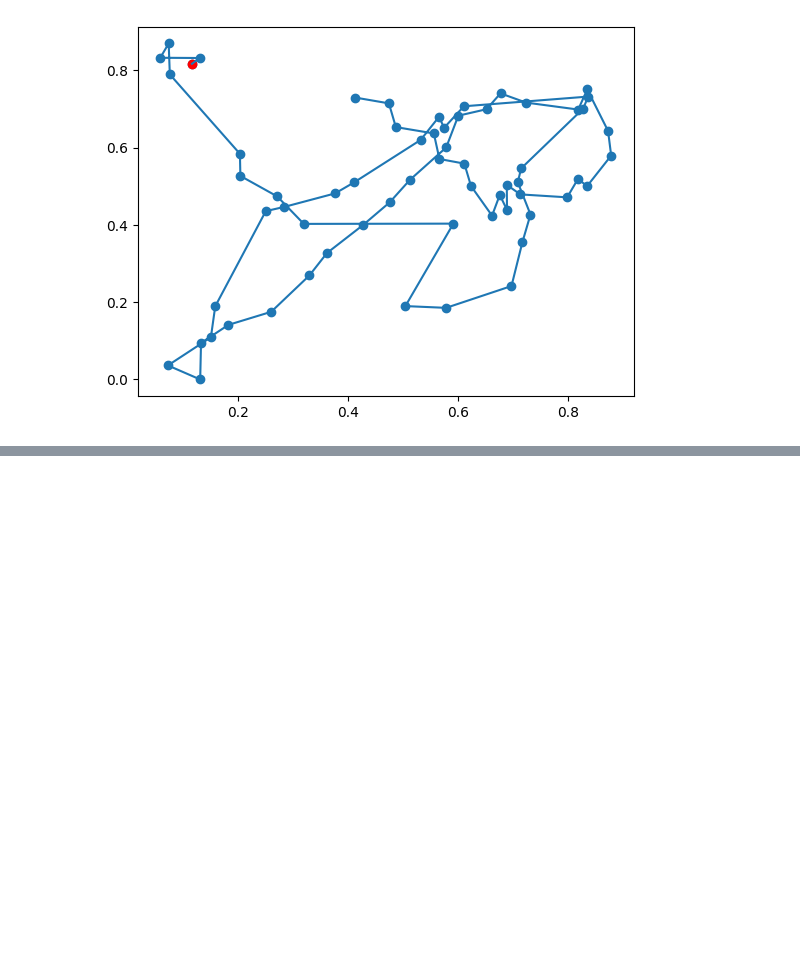
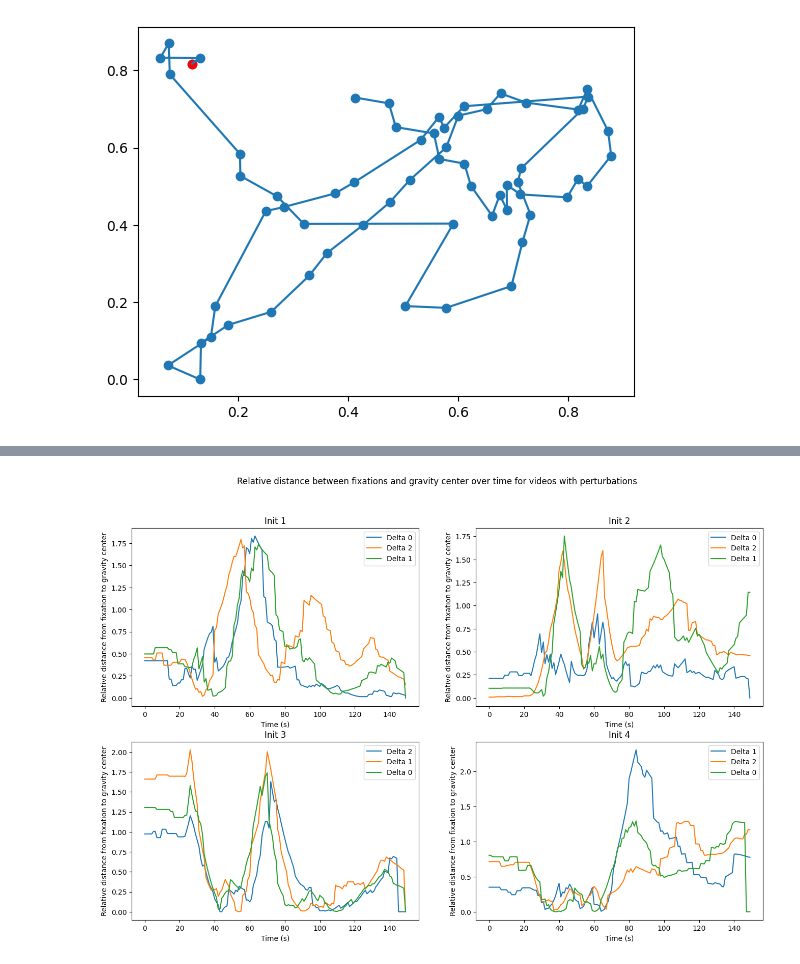
Before and after one commit to QuentinPerret/PFE-EyeTracking, a Jupyter notebook: data_analyzer.ipynb, the cells around one changed output, grey strips where cells are left out. Cells and saved outputs as stored; diff of their text form; code cells hidden in the pictures; blank space fills up the shorter version.

```diff
--- a/data_analyzer.ipynb
+++ b/data_analyzer.ipynb
@@ -444,0 +459,22 @@ plt.plot(time,d)
+# %%
+time = np.linspace(0,6.25,150)
+
+fig, axs = plt.subplots(2, 2 , figsize=(16,10))
+fig.suptitle('Relative distance between fixations and gravity center over time for videos with perturbations')
+plt.setp(axs[:, :], xlabel='Time (s)')
+plt.setp(axs[:, :], ylabel='Relative distance from fixation to gravity center')
+
+
+
+for i in range(0,4):
+    df  = data[(data['init'] == i+1) & (data['perturbation'] != 0)]
+    deltas  = df.delta
+    ds  = df.dist
+    for d , delta in zip(ds,deltas):
+        axs[i//2,i%2].plot(d , label= f'Delta {delta}')
+    axs[i//2,i%2].legend()
+    axs[i//2,i%2].set_title(f"Init {i+1}")
+
+plt.show()
+# %% [output]
+[figure, added]
```
Also changed, not shown: parts of 2 cells of this notebook.
